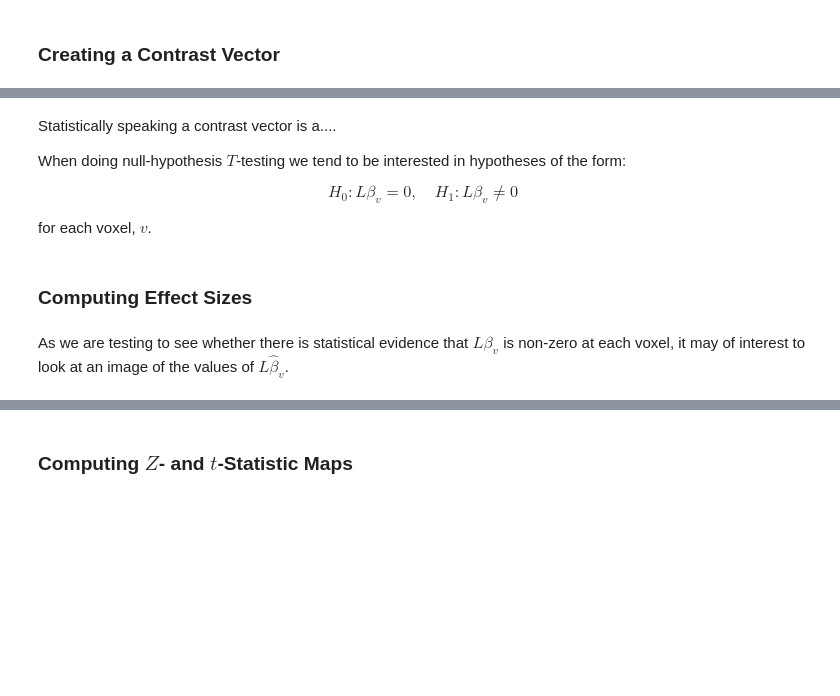
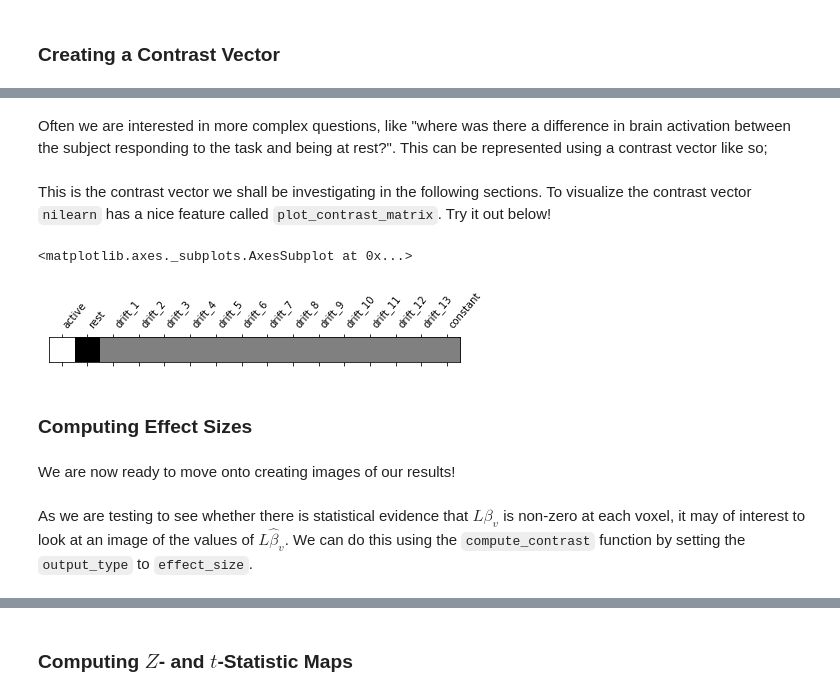
Before and after one commit to TomMaullin/Nilearn2023, a Jupyter notebook: nb_01_fmri_data_and_first_level_analysis.ipynb, the cells around one changed output, grey strips where cells are left out. Saved outputs shown, nothing was run; the diff lists cells and outputs as text; code cells hidden in the pictures; blank space fills up the shorter version.

```diff
--- a/nb_01_fmri_data_and_first_level_analysis.ipynb
+++ b/nb_01_fmri_data_and_first_level_analysis.ipynb
@@ -383,8 +517,5 @@ plt.show()
 # %%
-from numpy import array
-conditions = {
-    'active': array([1., 0., 0., 0., 0., 0., 0., 0., 0., 0., 0., 0., 0., 0., 0.,
-                     0.]),
-    'rest':   array([0., 1., 0., 0., 0., 0., 0., 0., 0., 0., 0., 0., 0., 0., 0.,
-                     0.]),
-}
+import numpy as np
+
+L_A = np.array([1., 0., 0., 0., 0., 0., 0., 0., 0., 0., 0., 0., 0., 0., 0., 0.])
+L_R = np.array([0., 1., 0., 0., 0., 0., 0., 0., 0., 0., 0., 0., 0., 0., 0., 0.])
@@ -393,16 +534,19 @@ active_minus_rest = conditions['active'] - conditions['rest']
+# %% [markdown]
+Often we are interested in more complex questions, like "where was there a difference in brain activation between the subject responding to the task and being at rest?". This can be represented using a contrast vector like so;
+# %%
+L_active_minus_rest = L_A - L_R
+# %% [markdown]
+This is the contrast vector we shall be investigating in the following sections. To visualize the contrast vector `nilearn` has a nice feature called `plot_contrast_matrix`. Try it out below!
 # %%
 from nilearn.plotting import plot_contrast_matrix
-plot_contrast_matrix(active_minus_rest, design_matrix=design_matrix)
+plot_contrast_matrix(L_active_minus_rest, design_matrix=design_matrix)
+# %% [output]
+<matplotlib.axes._subplots.AxesSubplot at 0x...>
+[figure, added]
-# %% [markdown]
-Statistically speaking a contrast vector is a....
-
-When doing null-hypothesis $T$-testing we tend to be interested in hypotheses of the form:
-
-$$H_0: L\beta_v = 0, \quad H_1:L\beta_v \neq 0$$
-
-for each voxel, $v$.
 # %% [markdown]
 ### Computing Effect Sizes
+# %% [markdown]
+We are now ready to move onto creating images of our results!
 # %% [markdown]
-As we are testing to see whether there is statistical evidence that $L\beta_v$ is non-zero at each voxel, it may of interest to look at an image of the values of $L\hat{\beta}_v$.
+As we are testing to see whether there is statistical evidence that $L\beta_v$ is non-zero at each voxel, it may of interest to look at an image of the values of $L\hat{\beta}_v$. We can do this using the `compute_contrast` function by setting the `output_type` to `effect_size`.
 # %%
```
Also changed, not shown: parts of 49 cells of this notebook, 1 other file.
